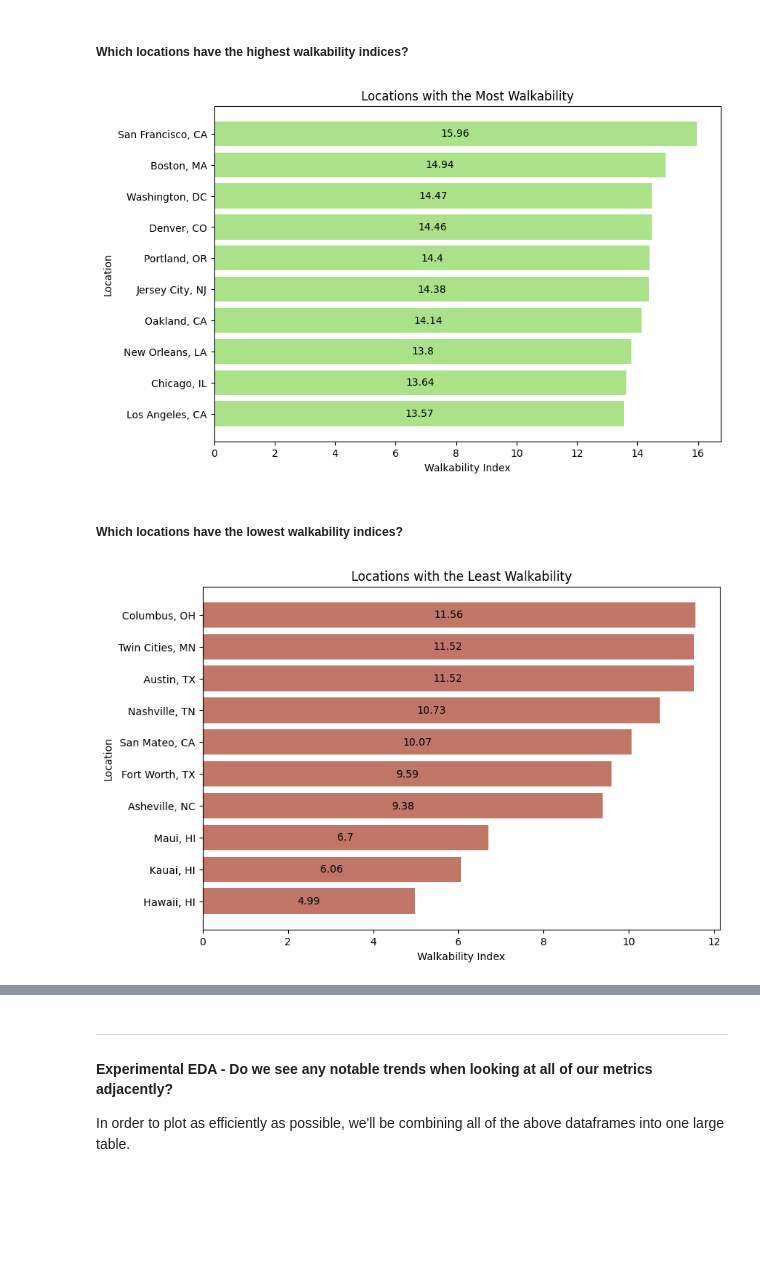
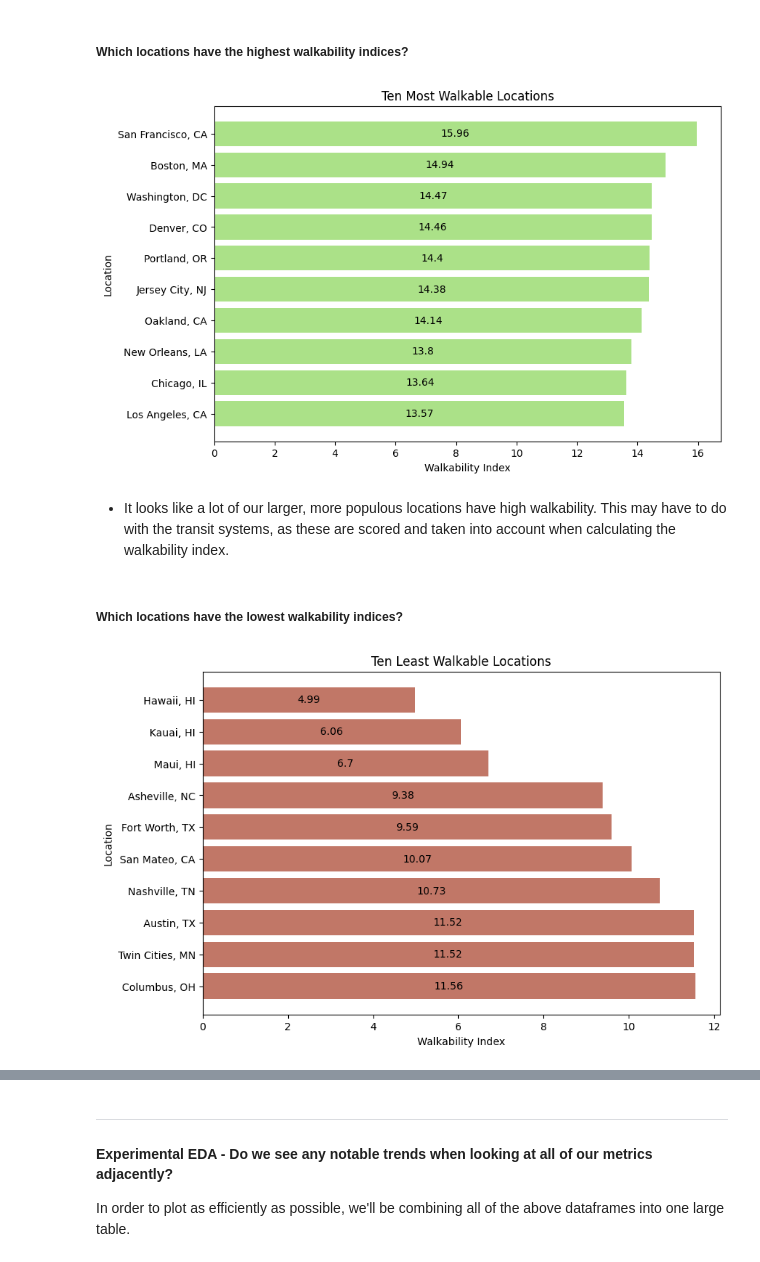
Before and after one commit to cynthia-rodriguez1/wfh-location-recommender, a Jupyter notebook: notebooks/02_eda.ipynb, the cells around one changed output, grey strips where cells are left out. Cells and saved outputs as stored; diff of their text form; code cells hidden in the pictures; blank space fills up the shorter version.

```diff
--- a/notebooks/02_eda.ipynb
+++ b/notebooks/02_eda.ipynb
@@ -725,21 +630,23 @@ fig, ax = plt.subplots(figsize = (9,6))
 
 high_walk_plot = ax.barh(y = high_walk['place'][::-1], width= round(high_walk['walkability_idx'][::-1], 2), color='#ABE188')
 ax.bar_label(high_walk_plot, label_type='center')
-ax.set(title='Locations with the Most Walkability', xlabel='Walkability Index', ylabel='Location')
+ax.set(title='Ten Most Walkable Locations', xlabel='Walkability Index', ylabel='Location')
 plt.show();
 # %% [output]
-[figure, old version]
+[figure, new version]
+# %% [markdown]
+- It looks like a lot of our larger, more populous locations have high walkability. This may have to do with the transit systems, as these are scored and taken into account when calculating the walkability index.
 # %% [markdown]
 ##### Which locations have the lowest walkability indices?
 # %%
 low_walk = walk.sort_values('walkability_idx', ascending=False).tail(10)
 low_walk['place'] = low_walk[['place', 'state']].apply(lambda x: ', '.join(x), axis=1)
 
 fig, ax = plt.subplots(figsize = (9,6))
 
-low_walk_plot = ax.barh(y = low_walk['place'][::-1], width= round(low_walk['walkability_idx'][::-1], 2), color='#C17767')
+low_walk_plot = ax.barh(y = low_walk['place'], width= round(low_walk['walkability_idx'], 2), color='#C17767')
 ax.bar_label(low_walk_plot, label_type='center')
-ax.set(title='Locations with the Least Walkability', xlabel='Walkability Index', ylabel='Location')
+ax.set(title='Ten Least Walkable Locations', xlabel='Walkability Index', ylabel='Location')
 plt.show();
 # %% [output]
-[figure, old version]
+[figure, new version]
```
Also changed, not shown: parts of 62 cells of this notebook, 39 other files.
